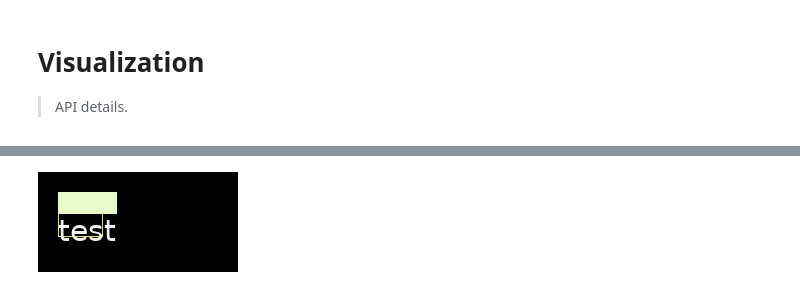
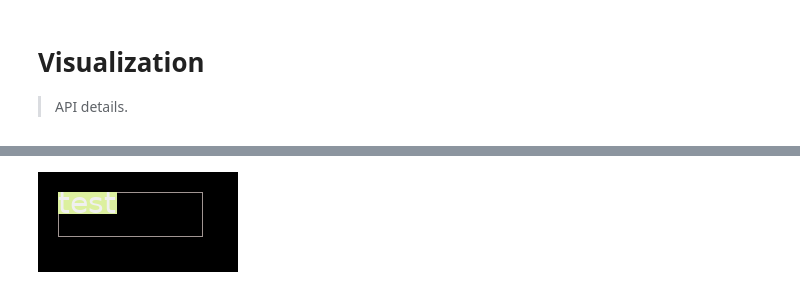
Before and after one commit to lgvaz/polvo, a Jupyter notebook: nbs/10e_bbox.vis.ipynb, the cells around one changed output, grey strips where cells are left out. Drawn from its saved outputs; the diff is of its cells as text; code cells hidden in the pictures.

Commit message:
fixes bbox label drawing for new python version

```diff
--- a/nbs/10e_bbox.vis.ipynb
+++ b/nbs/10e_bbox.vis.ipynb
@@ -80,31 +80,34 @@ def _default_font(scale=1.0):
 #|export
 def overlay_label(image, label, x, y, color=None, text_scale=1.0, font=None, padding=0):
     color = color or _random_color()
-#     font = font or ImageFont.load_default()
     font = font or _default_font(text_scale)
     draw = PIL.ImageDraw.Draw(image)
+
     # Calculate text size (try/except because font.getsize was deprecated in PIL)
     try:
-        x1,y1, x2,y2 = font.getbbox(label)
-        text_width, text_height = x2-x1, y2-y1
+        x1, y1, x2, y2 = font.getbbox(label)
+        text_width, text_height = x2 - x1, y2 - y1
     except AttributeError:
+        x1, y1 = 0, 0
         text_width, text_height = font.getsize(label)
 
     # Calculate box coordinates with padding
     if (y - text_height - padding) > 0:
-        box_pt1, box_pt2 = (x, y+padding), (x+text_width+padding, y-text_height-padding)
-        label_pt = (box_pt1[0], box_pt1[1]-text_height)
+        box_pt1 = (x, y - text_height - padding)
+        box_pt2 = (x + text_width + padding*2, y + padding)
+        label_pt = (box_pt1[0] + padding - x1, box_pt1[1] + padding - y1)
     else:
-        box_pt1, box_pt2 = (x, y+text_height+ padding*2), (x+text_width+padding, y+padding)
-        label_pt = (box_pt1[0], box_pt1[1])
+        box_pt1 = (x, y + padding)
+        box_pt2 = (x + text_width + padding * 2, y + text_height + padding * 2)
+        label_pt = (box_pt1[0] + padding - x1, box_pt1[1] + padding - y1)
 
     draw.rectangle([box_pt1, box_pt2], fill=color)
     draw.text(label_pt, label, font=font, fill=(240, 240, 240))
     return image
 # %%
 image = PIL.Image.fromarray(np.zeros((100, 200, 3), dtype=np.uint8))
-image = overlay(image, BBox.from_xyxy(20, 20, 64, 64))
+image = overlay(image, BBox.from_xyxy(20, 20, 164, 64))
 image = overlay_label(image, 'test', 20, 20, text_scale=3.0)
 image
 # %% [output]
-[figure, old version]
+[figure, new version]
```
Also changed, not shown: parts of 5 cells of this notebook, 1 other file.
